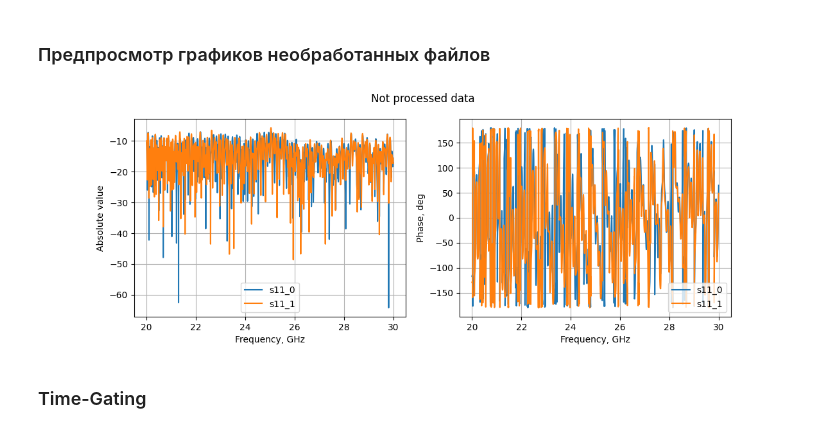
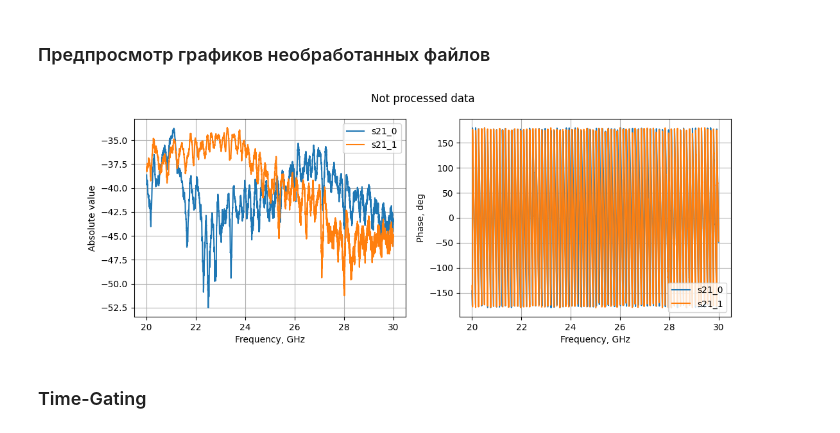
Before and after one commit to isvoropaev02/post_processing_RIS, a Jupyter notebook: S21.ipynb, the cells around one changed output. Drawn from its saved outputs; the diff is of its cells as text; code cells hidden in the pictures.

```diff
--- a/S21.ipynb
+++ b/S21.ipynb
@@ -15,11 +15,11 @@ time_gating = True # указать, нужен или не нужен
 # %% [markdown]
 ### Импорт сырых данных из .s2p файла и перевод их в комплексные числа
 # %%
-data_object_1 = pd.read_csv('C:\\Users\\isvoropaev\Desktop\\python_codes\\post_processing_RIS\\20sept\\struct_minus1V.s2p',
+data_object_off = pd.read_csv('C:\\Users\\isvoropaev\Desktop\\python_codes\\post_processing_RIS\\20sept\\struct_minus1V.s2p',
                             sep=' ', header=None, skiprows=5, skipinitialspace=True, index_col=False,
                 names=['Frequency', 'ReS11', 'ImS11', 'ReS21', 'ImS21', 'ReS12', 'ImS12', 'ReS22', 'ImS22'])
 
-data_object_2 = pd.read_csv('C:\\Users\\isvoropaev\Desktop\\python_codes\\post_processing_RIS\\20sept\\struct_5A.s2p',
+data_object_on = pd.read_csv('C:\\Users\\isvoropaev\Desktop\\python_codes\\post_processing_RIS\\20sept\\struct_5A.s2p',
                             sep=' ', header=None, skiprows=5, skipinitialspace=True, index_col=False,
                 names=['Frequency', 'ReS11', 'ImS11', 'ReS21', 'ImS21', 'ReS12', 'ImS12', 'ReS22', 'ImS22'])
 
@@ -42,7 +42,7 @@ data_object_2.head() # Смотрим корректность импорта д
 # %% [markdown]
 Перевод данных в вид комплексных чисел
 # %%
-for dataset in [data_object_1, data_object_2, data_screen, data_free]: # это массив из указателей на соответствующие
+for dataset in [data_object_off, data_object_on, data_screen, data_free]: # это массив из указателей на соответствующие
     dataset['s11']=dataset['ReS11']+1j*dataset['ImS11']
     dataset['s21']=dataset['ReS21']+1j*dataset['ImS21']
     dataset['s12']=dataset['ReS12']+1j*dataset['ImS12']
@@ -50,8 +50,8 @@ for dataset in [data_object_1, data_object_2, data_screen, data_free]: # это
 # %% [markdown]
 Удаление исходных колонок
 # %%
-data_object_1 = data_object_1.drop(['ReS11', 'ImS11', 'ReS21', 'ImS21', 'ReS12', 'ImS12', 'ReS22', 'ImS22'], axis=1)
-data_object_2 = data_object_2.drop(['ReS11', 'ImS11', 'ReS21', 'ImS21', 'ReS12', 'ImS12', 'ReS22', 'ImS22'], axis=1)
+data_object_off = data_object_off.drop(['ReS11', 'ImS11', 'ReS21', 'ImS21', 'ReS12', 'ImS12', 'ReS22', 'ImS22'], axis=1)
+data_object_on = data_object_on.drop(['ReS11', 'ImS11', 'ReS21', 'ImS21', 'ReS12', 'ImS12', 'ReS22', 'ImS22'], axis=1)
 data_screen = data_screen.drop(['ReS11', 'ImS11', 'ReS21', 'ImS21', 'ReS12', 'ImS12', 'ReS22', 'ImS22'], axis=1)
 data_free = data_free.drop(['ReS11', 'ImS11', 'ReS21', 'ImS21', 'ReS12', 'ImS12', 'ReS22', 'ImS22'], axis=1)
 # %%
@@ -78,36 +78,36 @@ s21_free = data_free['s21']
 # %% [markdown]
 ### Предпросмотр графиков необработанных файлов
 # %%
-s_par = ['s11'] # Вести сюда названия S-параметров, которые нужны на графике в формате 'sij'
-data = [data_object_1, data_object_2] # Ввести сюда какие измерения нужны
+s_par = ['s21'] # Вести сюда названия S-параметров, которые нужны на графике в формате 'sij'
+data = [data_object_off, data_object_on] # Ввести сюда какие измерения нужны
 
 
 '''Дальше  не трогать!!!'''
 fig = plt.figure(figsize=(12,4))
 
 ax_1 = fig.add_subplot(121)
 ax_2 = fig.add_subplot(122)
 for i, dataset in enumerate(data):
     for elem in s_par:
         ax_1.plot(dataset['Frequency']*1e-9, 20*np.log10(dataset[elem].apply(abs).to_numpy()), label=elem+'_'+str(i))
         ax_2.plot(dataset['Frequency']*1e-9, np.degrees(dataset[elem].apply(cmath.phase)), label=elem+'_'+str(i))
 
 ax_1.set_xlabel("Frequency, GHz")
 ax_1.set_ylabel("Absolute value")
 ax_1.legend()
 ax_1.grid()
 
 ax_2.set_xlabel("Frequency, GHz")
 ax_2.set_ylabel("Phase, deg")
 ax_2.legend()
 ax_2.grid()
 
 
 fig.suptitle('Not processed data')
 #plt.tight_layout()
 plt.show()
 # %% [output]
-[figure, old version]
+[figure, new version]
 # %% [markdown]
 ### Time-Gating
 # %%
```
Also changed, not shown: parts of 12 cells of this notebook.
